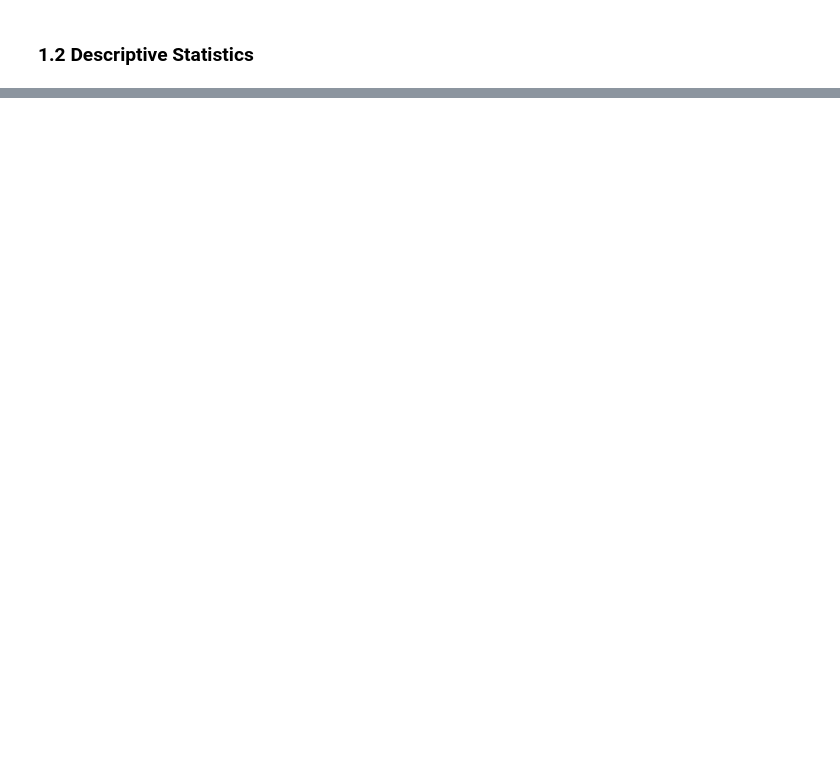
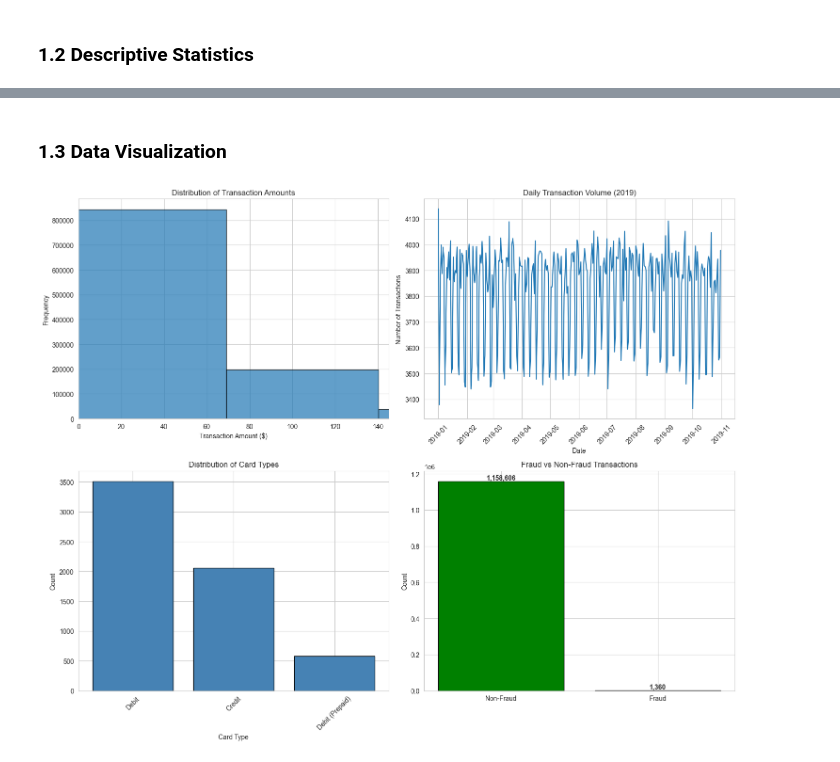
Before and after one commit to babdudu/dataMining, a Jupyter notebook: Project.ipynb, the cells around one changed output, grey strips where cells are left out. Cells and saved outputs as stored; diff of their text form; code cells hidden in the pictures; blank space fills up the shorter version.

```diff
--- a/Project.ipynb
+++ b/Project.ipynb
@@ -697,0 +277,8 @@ Rome            1656  1360.0   82.125604
+# %%
+# Clean cards data
+cards['credit_limit_clean'] = cards['credit_limit'].str.replace('$', '').str.replace(',', '').astype(float)
+
+print("CARDS - Numerical Features Summary")
+print("=" * 60)
+print(cards[['credit_limit_clean', 'num_cards_issued']].describe())
+print("\n" + "=" * 60)
@@ -697,0 +328,41 @@ Rome            1656  1360.0   82.125604
+# %% [markdown]
+### 1.3 Data Visualization
+# %%
+# Overview visualizations
+fig, axes = plt.subplots(2, 2, figsize=(15, 12))
+
+# 1. Transaction amount distribution
+axes[0, 0].hist(transactions['amount_clean'], bins=100, edgecolor='black', alpha=0.7)
+axes[0, 0].set_xlabel('Transaction Amount ($)')
+axes[0, 0].set_ylabel('Frequency')
+axes[0, 0].set_title('Distribution of Transaction Amounts')
+axes[0, 0].set_xlim(0, transactions['amount_clean'].quantile(0.95))  # Remove extreme outliers for better visualization
+
+# 2. Transactions over time
+daily_transactions = transactions.groupby(transactions['date'].dt.date).size()
+axes[0, 1].plot(daily_transactions.index, daily_transactions.values, linewidth=1.5)
+axes[0, 1].set_xlabel('Date')
+axes[0, 1].set_ylabel('Number of Transactions')
+axes[0, 1].set_title('Daily Transaction Volume (2019)')
+axes[0, 1].tick_params(axis='x', rotation=45)
+
+# 3. Card types distribution
+card_type_counts = cards['card_type'].value_counts()
+axes[1, 0].bar(card_type_counts.index, card_type_counts.values, color='steelblue', edgecolor='black')
+axes[1, 0].set_xlabel('Card Type')
+axes[1, 0].set_ylabel('Count')
+axes[1, 0].set_title('Distribution of Card Types')
+axes[1, 0].tick_params(axis='x', rotation=45)
+
+# 4. Fraud vs Non-Fraud distribution
+fraud_counts = transactions_with_fraud['is_fraud'].value_counts()
+axes[1, 1].bar(['Non-Fraud', 'Fraud'], fraud_counts.values, color=['green', 'red'], edgecolor='black')
+axes[1, 1].set_ylabel('Count')
+axes[1, 1].set_title('Fraud vs Non-Fraud Transactions')
+for i, v in enumerate(fraud_counts.values):
+    axes[1, 1].text(i, v, f'{v:,}', ha='center', va='bottom', fontweight='bold')
+
+plt.tight_layout()
+plt.show()
+# %% [output]
+[figure, added]
```
Also changed, not shown: parts of 91 cells of this notebook, 1 other file.
